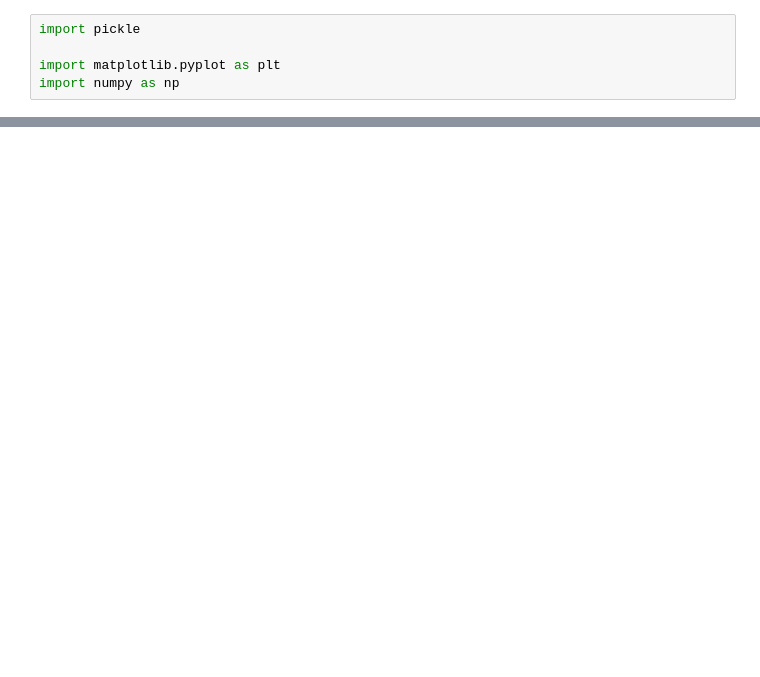
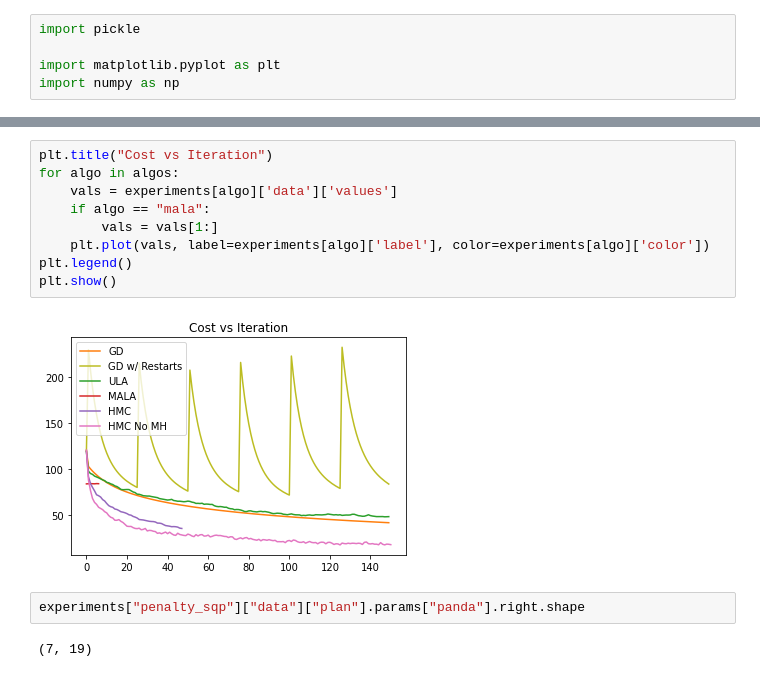
Before and after one commit to stewy33/LAMP-Project, a Jupyter notebook: project/plots.ipynb, the cells around one changed output, grey strips where cells are left out. Drawn from its saved outputs; the diff is of its cells as text; blank space fills up the shorter version.

```diff
--- a/project/plots.ipynb
+++ b/project/plots.ipynb
@@ -50,0 +52,15 @@ plt.show()
+# %%
+plt.title("Cost vs Iteration")
+for algo in algos:
+    vals = experiments[algo]['data']['values']
+    if algo == "mala":
+        vals = vals[1:]
+    plt.plot(vals, label=experiments[algo]['label'], color=experiments[algo]['color'])
+plt.legend()
+plt.show()
+# %% [output]
+[figure, added]
+# %%
+experiments["penalty_sqp"]["data"]["plan"].params["panda"].right.shape
+# %% [output]
+(7, 19)
```
Also changed, not shown: parts of 8 cells of this notebook, 5 other files.
